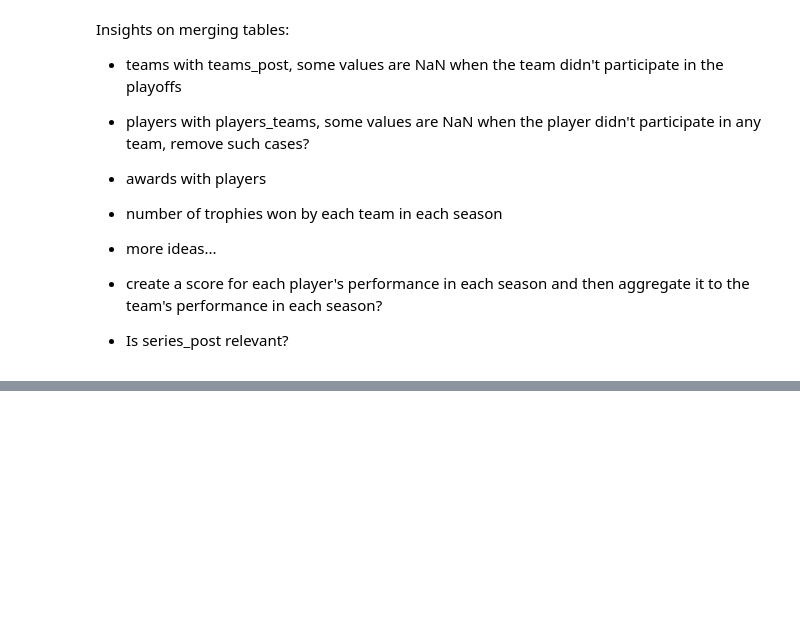
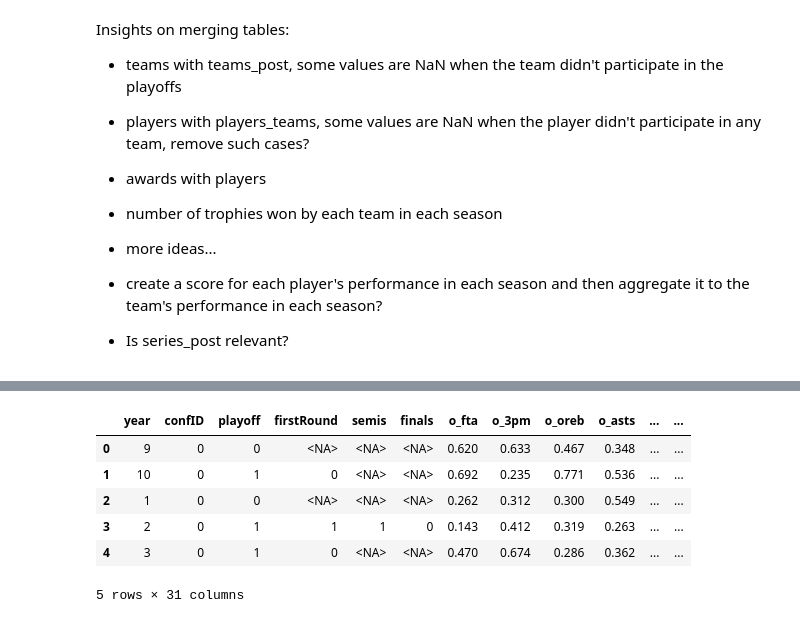
Before and after one commit to jogp10/WnbaPlayoffsPredicting, a Jupyter notebook: notebooks/preparation.ipynb, the cells around one changed output, grey strips where cells are left out. Cells and saved outputs as stored; diff of their text form; code cells hidden in the pictures; blank space fills up the shorter version.

Commit message:
Merge all data into one table

```diff
--- a/notebooks/preparation.ipynb
+++ b/notebooks/preparation.ipynb
@@ -537,27 +808,34 @@ players_teams_df = players_teams_df.rename(columns={'bioID': 'playerID'})
 # %%
-
 # Assuming you have already imported players_df and teams_df
 teams_df3 = dfs['teams_df'].copy()
 
 # Iterate over each column in players_df
 for col in players_teams_df.columns:
     col_type = players_teams_df[col].dtype
     if col_type in ['float64', 'int64'] and col not in {'year', 'tmID', 'lgID', 'playerID', 'firstseason', 'lastseason', 'playoff', 'num_seasons', 'stint', 'GP', 'threeMade', 'dq', 'PostBlocks', 'PostthreeMade', 'PostDQ'}:
         # Calculate the weighted mean using 'minutes' as weights within the groupby operation
         weighted_mean = dfs['players_teams_df'].groupby(['year', 'tmID', 'playoff'])[col].apply(lambda x: np.average(x, weights=dfs['players_teams_df'].loc[x.index, 'Durability_Ratio'])).reset_index(name=col + '_weighted_mean')
 
         # Merge the weighted mean into teams_df3
         teams_df3 = teams_df3.merge(weighted_mean, on=['year', 'tmID', 'playoff'], how='left')
         # teams_df3[col + '_weighted_mean'] = teams_df3[col].fillna(weighted_mean)  # Fill missing values with the overall weighted mean
 
 # Replace inf with 0 in 'Points_Ratio'
 # teams_df3['Points_Ratio'] = teams_df3['Points_Ratio'].replace([np.inf, -np.inf], 0)
 
 # Save the DataFrame to CSV
 dfs['teams_df'] = teams_df3.copy()
-teams_df3.to_csv('../prep_data/teams_df3.csv', index=False)
+# teams_df3.to_csv('../prep_data/teams_df3.csv', index=False)
 
-dfs['teams_df'].head()
+teams_df3.head()
+# %% [output]
+|  | year | confID | playoff | firstRound | semis | finals | o_fta | o_3pm | o_oreb | o_asts | ... | ... |
+| 0 | 9 | 0 | 0 | <NA> | <NA> | <NA> | 0.620 | 0.633 | 0.467 | 0.348 | ... | ... |
+| 1 | 10 | 0 | 1 | 0 | <NA> | <NA> | 0.692 | 0.235 | 0.771 | 0.536 | ... | ... |
+| 2 | 1 | 0 | 0 | <NA> | <NA> | <NA> | 0.262 | 0.312 | 0.300 | 0.549 | ... | ... |
+| 3 | 2 | 0 | 1 | 1 | 1 | 0 | 0.143 | 0.412 | 0.319 | 0.263 | ... | ... |
+| 4 | 3 | 0 | 1 | 0 | <NA> | <NA> | 0.470 | 0.674 | 0.286 | 0.362 | ... | ... |
+5 rows × 31 columns
 # %%
 #do similarly but now instead of the average of each player's performance, calculate the sum of the 3 best players' performance
 teams_df4 = dfs['teams_df'].copy()
```
Also changed, not shown: parts of 20 cells of this notebook.
